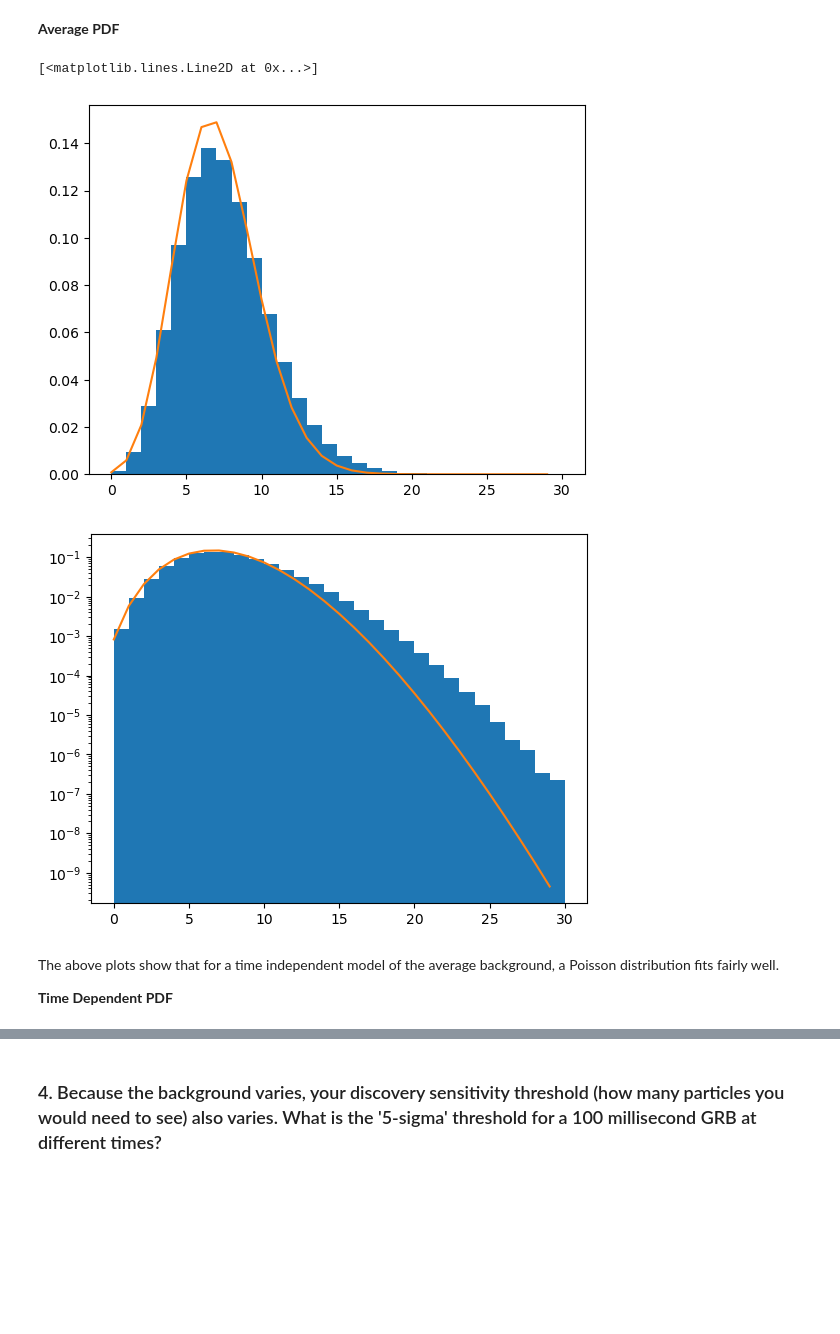
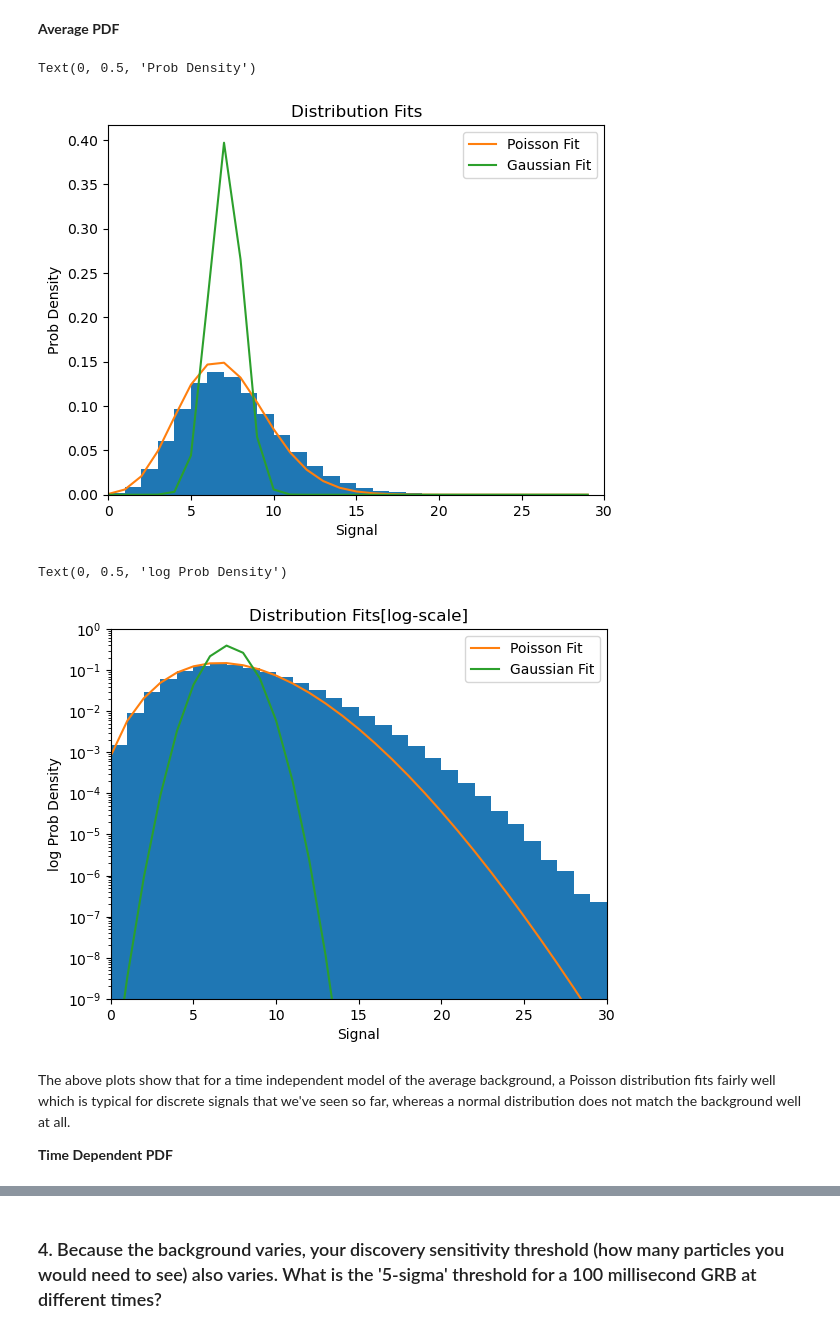
Before and after one commit to tarias16/Phys-434-Big-Data, a Jupyter notebook: Lab_4.ipynb, the cells around one changed output, grey strips where cells are left out. Cells and saved outputs as stored; diff of their text form; code cells hidden in the pictures; blank space fills up the shorter version.

```diff
--- a/Lab_4.ipynb
+++ b/Lab_4.ipynb
@@ -163,29 +163,42 @@ So the true background behavior is that of the Counts vs Longitude plot, the bac
 # %%
 # histogram of total counts
 avg_count = np.mean(counts)
 
 x_range = np.arange(0,30,1)
 fish_tot = stats.poisson.pmf(x_range, avg_count)
 norm_tot = stats.norm.pdf(x_range, avg_count)
 fig, ax = plt.subplots()
 
 ax.hist(counts, bins = 30, density = True)
-ax.plot(x_range, fish_tot)
-# ax.plot(x_range, norm_tot)
+ax.plot(x_range, fish_tot, label = 'Poisson Fit')
+ax.set_xlim(0,30)
+# ax.set_ylim(0,0.15)
+ax.plot(x_range, norm_tot, label = 'Gaussian Fit')
+ax.legend(loc = 0)
+ax.set_title('Distribution Fits')
+ax.set_xlabel('Signal')
+ax.set_ylabel('Prob Density')
 # %% [output]
-[<matplotlib.lines.Line2D at 0x...>]
+Text(0, 0.5, 'Prob Density')
-[figure, old version]
+[figure, new version]
 # %%
 fig, ax = plt.subplots()
 
 ax.hist(counts, bins = 30, density = True)
-ax.plot(x_range, fish_tot)
-# ax.plot(x_range, norm_tot)
+ax.plot(x_range, fish_tot, label = 'Poisson Fit')
+ax.plot(x_range, norm_tot, label = 'Gaussian Fit')
+ax.set_xlim(0,30)
+ax.set_ylim(1e-9,1)
+ax.set_yscale('log')
+ax.legend(loc = 0)
 
-ax.set_yscale('log')
+ax.set_title('Distribution Fits[log-scale]')
+ax.set_xlabel('Signal')
+ax.set_ylabel('log Prob Density')
 # %% [output]
+Text(0, 0.5, 'log Prob Density')
-[figure, old version]
+[figure, new version]
 # %% [markdown]
-The above plots show that for a time independent model of the average background, a Poisson distribution fits fairly well.
+The above plots show that for a time independent model of the average background, a Poisson distribution fits fairly well which is typical for discrete signals that we've seen so far, whereas a normal distribution does not match the background well at all.
 
 **Time Dependent PDF**
```
Also changed, not shown: parts of 17 cells of this notebook.
